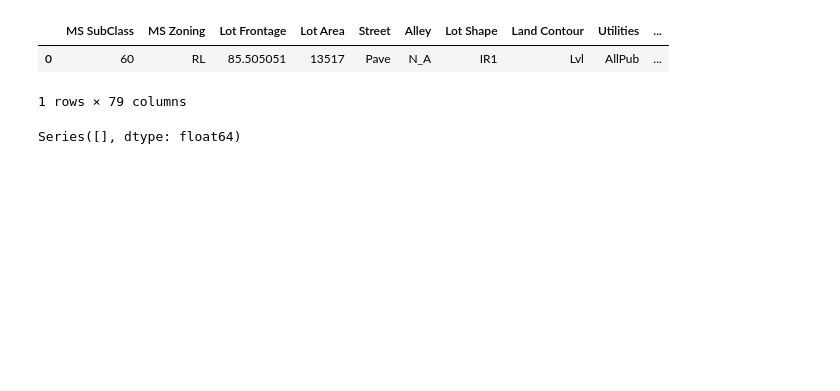
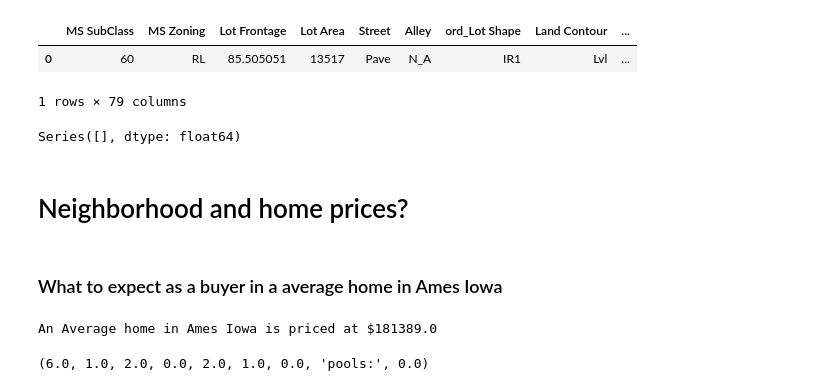
Before and after one commit to meghazavar/predict-_home_prices_regression, a Jupyter notebook: code/02 -EDA.ipynb, the cells around one changed output. Cells and saved outputs as stored; diff of their text form; code cells hidden in the pictures; blank space fills up the shorter version.

```diff
--- a/code/02 -EDA.ipynb
+++ b/code/02 -EDA.ipynb
@@ -5,10 +5,10 @@ import seaborn as sns
 import matplotlib.pyplot as plt
 %matplotlib inline
 # %%
-cleaned_trained_df = pd.read_csv("./submission/train_cleaned.csv")
-cleaned_trained_df.head(1)
+train_cleaned_df = pd.read_csv("./submission/train_cleaned.csv")
+train_cleaned_df.head(1)
 # %% [output]
-|  | MS SubClass | MS Zoning | Lot Frontage | Lot Area | Street | Alley | Lot Shape | Land Contour | Utilities | ... |
-| 0 | 60 | RL | 85.505051 | 13517 | Pave | N_A | IR1 | Lvl | AllPub | ... |
+|  | MS SubClass | MS Zoning | Lot Frontage | Lot Area | Street | Alley | ord_Lot Shape | Land Contour | ... |
+| 0 | 60 | RL | 85.505051 | 13517 | Pave | N_A | IR1 | Lvl | ... |
 1 rows × 79 columns
 # %%
@@ -25,0 +22,22 @@ sns.heatmap(apps_core, vmin=-1,vmax=1,cmap='coolwarm',annot=True)
+# %% [markdown]
+#  Neighborhood and home prices?
+# %% [markdown]
+###  What to expect as  a buyer in a average home in Ames Iowa
+# %%
+print (f"An Average home in Ames Iowa is priced at ${np.round(train_cleaned_df['SalePrice'].mean())}")
+
+
+np.round(train_cleaned_df['Lot Area'].mean()), \
+np.round(train_cleaned_df['feature_tot_squ_feet'].mean()),\
+
+np.round(train_cleaned_df['TotRms AbvGrd'].median()), \
+np.round(train_cleaned_df['Kitchen AbvGr'].median()),\
+np.round(train_cleaned_df['Full Bath'].median()),\
+np.round(train_cleaned_df['Half Bath'].median()),\
+np.round(train_cleaned_df['Garage Cars'].median()),\
+np.round(train_cleaned_df['Fireplaces'].median()),\
+np.round(train_cleaned_df['f_tot_porches'].median()),\
+'pools:',np.round(train_cleaned_df['f_has_pool'].median()),\
+# %% [output]
+An Average home in Ames Iowa is priced at $181389.0
+(6.0, 1.0, 2.0, 0.0, 2.0, 1.0, 0.0, 'pools:', 0.0)
```
Also changed, not shown: parts of 24 cells of this notebook, 6 other files.
